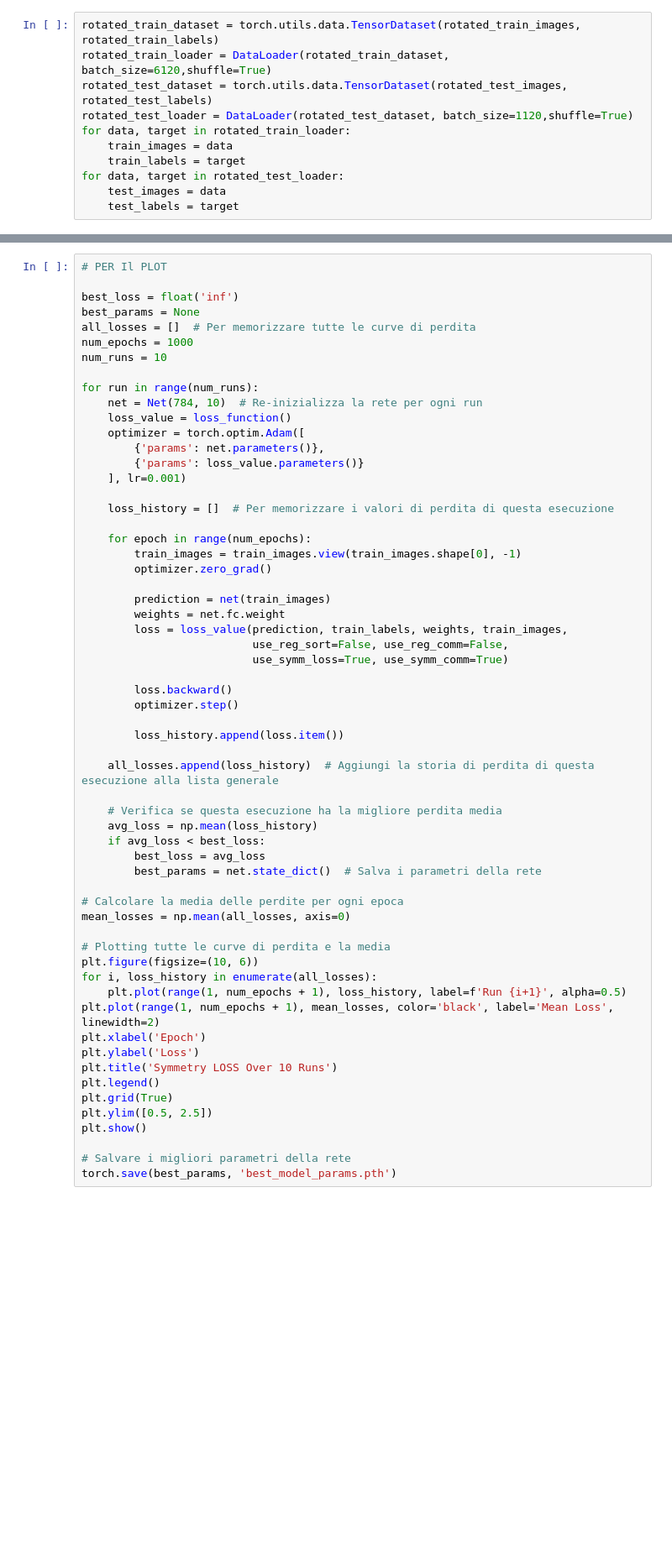
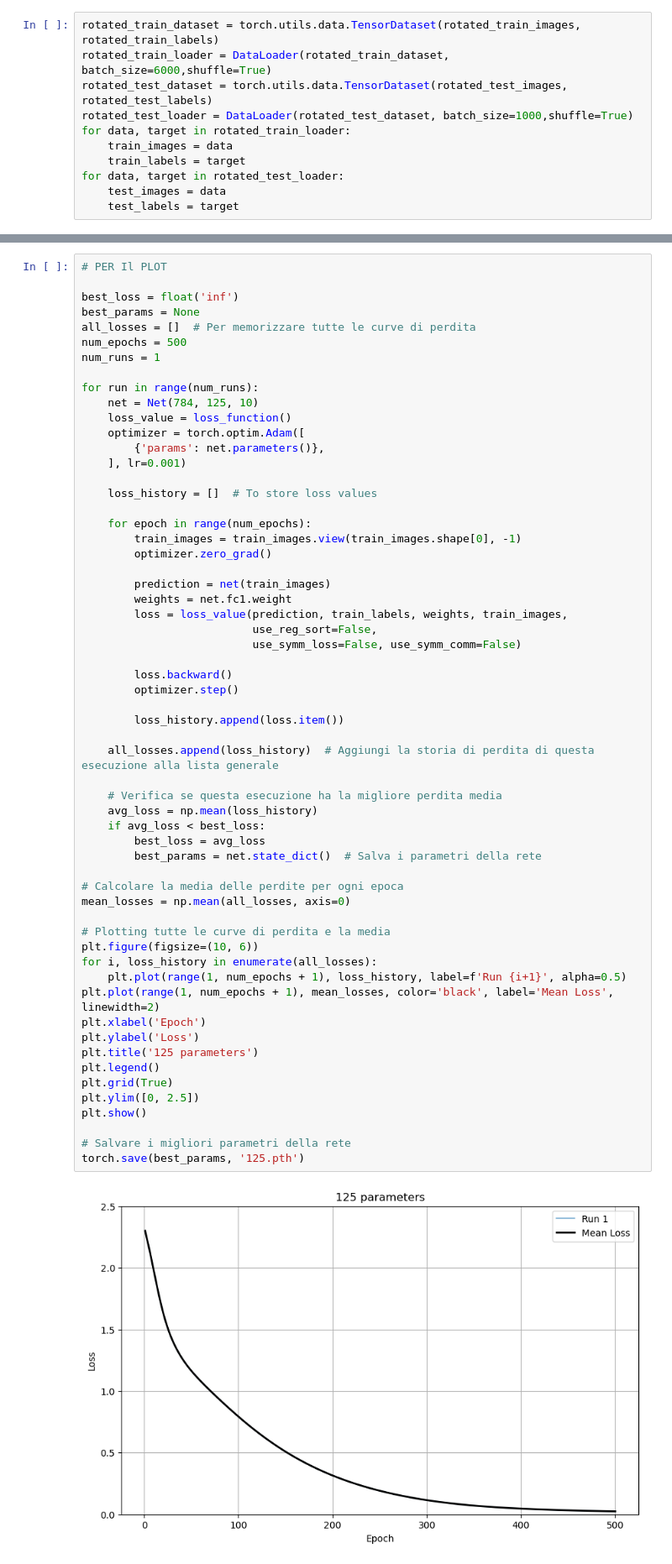
Before and after one commit to gianmarcoalessio/Discovery-Symmetries-in-Data, a Jupyter notebook: project.ipynb, the cells around one changed output, grey strips where cells are left out. Shown: that part at 84% size. Saved outputs shown, nothing was run; the diff lists cells and outputs as text; blank space fills up the shorter version.

```diff
--- a/project.ipynb
+++ b/project.ipynb
@@ -76,8 +77,8 @@ rotated_test_images, rotated_test_labels, _, _ = rotate_images(test_images, test
 # %%
 rotated_train_dataset = torch.utils.data.TensorDataset(rotated_train_images, rotated_train_labels)
-rotated_train_loader = DataLoader(rotated_train_dataset, batch_size=6120,shuffle=True)
+rotated_train_loader = DataLoader(rotated_train_dataset, batch_size=6000,shuffle=True)
 rotated_test_dataset = torch.utils.data.TensorDataset(rotated_test_images, rotated_test_labels)
-rotated_test_loader = DataLoader(rotated_test_dataset, batch_size=1120,shuffle=True)
+rotated_test_loader = DataLoader(rotated_test_dataset, batch_size=1000,shuffle=True)
 for data, target in rotated_train_loader:
     train_images = data
     train_labels = target
@@ -293,57 +269,58 @@ tensor([[ 0.0301, -0.0055,  0.0174,  ..., -0.0011, -0.0331,  0.0092],
 best_loss = float('inf')
 best_params = None
 all_losses = []  # Per memorizzare tutte le curve di perdita
-num_epochs = 1000
-num_runs = 10
+num_epochs = 500
+num_runs = 1
 
 for run in range(num_runs):
-    net = Net(784, 10)  # Re-inizializza la rete per ogni run
+    net = Net(784, 125, 10)
     loss_value = loss_function()
     optimizer = torch.optim.Adam([
         {'params': net.parameters()},
-        {'params': loss_value.parameters()}
     ], lr=0.001)
 
-    loss_history = []  # Per memorizzare i valori di perdita di questa esecuzione
+    loss_history = []  # To store loss values
 
     for epoch in range(num_epochs):
         train_images = train_images.view(train_images.shape[0], -1)
         optimizer.zero_grad()
 
         prediction = net(train_images)
-        weights = net.fc.weight
+        weights = net.fc1.weight
         loss = loss_value(prediction, train_labels, weights, train_images,
-                          use_reg_sort=False, use_reg_comm=False,
-                          use_symm_loss=True, use_symm_comm=True)
+                          use_reg_sort=False,
+                          use_symm_loss=False, use_symm_comm=False)
 
         loss.backward()
         optimizer.step()
 
         loss_history.append(loss.item())
 
     all_losses.append(loss_history)  # Aggiungi la storia di perdita di questa esecuzione alla lista generale
 
     # Verifica se questa esecuzione ha la migliore perdita media
     avg_loss = np.mean(loss_history)
     if avg_loss < best_loss:
         best_loss = avg_loss
         best_params = net.state_dict()  # Salva i parametri della rete
 
 # Calcolare la media delle perdite per ogni epoca
 mean_losses = np.mean(all_losses, axis=0)
 
 # Plotting tutte le curve di perdita e la media
 plt.figure(figsize=(10, 6))
 for i, loss_history in enumerate(all_losses):
     plt.plot(range(1, num_epochs + 1), loss_history, label=f'Run {i+1}', alpha=0.5)
 plt.plot(range(1, num_epochs + 1), mean_losses, color='black', label='Mean Loss', linewidth=2)
 plt.xlabel('Epoch')
 plt.ylabel('Loss')
-plt.title('Symmetry LOSS Over 10 Runs')
+plt.title('125 parameters')
 plt.legend()
 plt.grid(True)
-plt.ylim([0.5, 2.5])
+plt.ylim([0, 2.5])
 plt.show()
 
 # Salvare i migliori parametri della rete
-torch.save(best_params, 'best_model_params.pth')
+torch.save(best_params, '125.pth')
+# %% [output]
+[figure, added]
```
Also changed, not shown: parts of 8 cells of this notebook, 23 other files.
